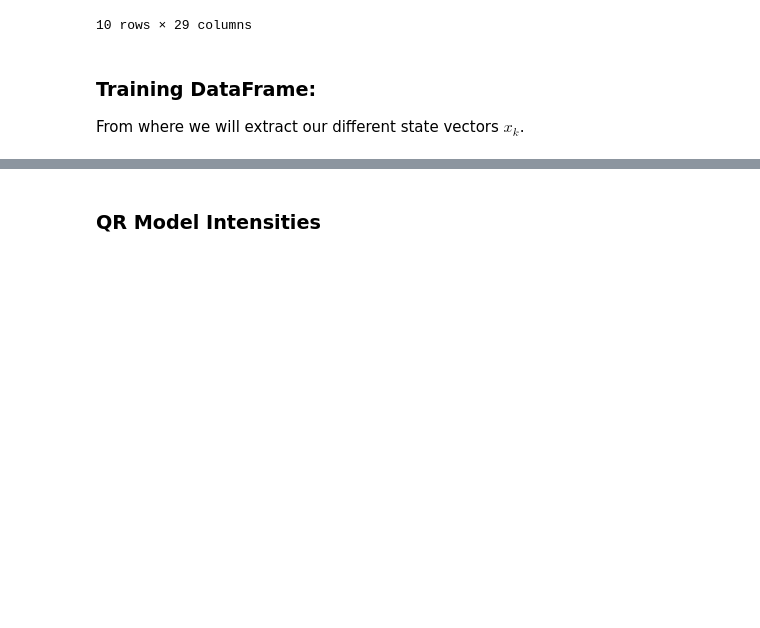
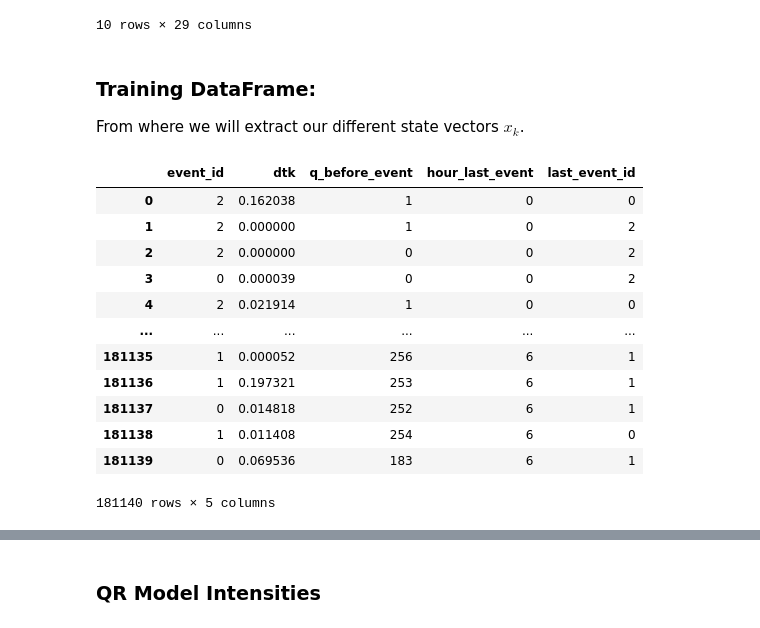
Before and after one commit to archer-paul/DeepQR-Microstructure, a Jupyter notebook: deepNN.ipynb, the cells around one changed output, grey strips where cells are left out. Saved outputs shown, nothing was run; the diff lists cells and outputs as text; code cells hidden in the pictures; blank space fills up the shorter version.

Commit message:
Level By Level DQR

```diff
--- a/deepNN.ipynb
+++ b/deepNN.ipynb
@@ -60,6 +60,52 @@ df_norm.head(10)
 # %% [markdown]
 ### Training DataFrame: ###
 From where we will extract our different state vectors $x_k$.
+# %%
+df_train = df_norm.copy()
+
+groups = df_train.groupby("lvl") # df_lvl_1 = groups.get_group(1)
+level_dfs = {lvl: group for lvl, group in groups}
+
+lvl = 1
+df = level_dfs[lvl].copy()
+
+# 1) Event ID
+event_map = {"L": 0, "C": 1, "M": 2}
+df["event_id"] = df["type"].map(event_map)
+
+# 2) Hour of last event
+df["hour_last_event"] = df["time"].shift(1) // 3600
+
+# 3) Last event ID
+df["last_event_id"] = df["event_id"].shift(1)
+
+# 4) Queue before event
+df["q_before_event"] = df[f"Q_{lvl}"].shift(1)
+
+# Formatting the data for embedding
+df = df.dropna().reset_index(drop=True)
+# Hour as unique numbers from 0 to 7
+df["hour_last_event"] = df["hour_last_event"].astype("int64")
+hour_map = {h: i for i, h in enumerate(sorted(df["hour_last_event"].unique()))}
+df["hour_last_event"] = df["hour_last_event"].map(hour_map)
+df["last_event_id"] = df["last_event_id"].astype("int64")
+df["q_before_event"] = df["q_before_event"].astype("int64")
+
+df[["event_id", "dtk", "q_before_event", "hour_last_event", "last_event_id"]]
+# %% [output]
+|  | event_id | dtk | q_before_event | hour_last_event | last_event_id |
+| 0 | 2 | 0.162038 | 1 | 0 | 0 |
+| 1 | 2 | 0.000000 | 1 | 0 | 2 |
+| 2 | 2 | 0.000000 | 0 | 0 | 2 |
+| 3 | 0 | 0.000039 | 0 | 0 | 2 |
+| 4 | 2 | 0.021914 | 1 | 0 | 0 |
+| ... | ... | ... | ... | ... | ... |
+| 181135 | 1 | 0.000052 | 256 | 6 | 1 |
+| 181136 | 1 | 0.197321 | 253 | 6 | 1 |
+| 181137 | 0 | 0.014818 | 252 | 6 | 1 |
+| 181138 | 1 | 0.011408 | 254 | 6 | 0 |
+| 181139 | 0 | 0.069536 | 183 | 6 | 1 |
+181140 rows × 5 columns
 # %%
 df_train = df_norm.copy()
 
```
Also changed, not shown: parts of 1 cell of this notebook.
